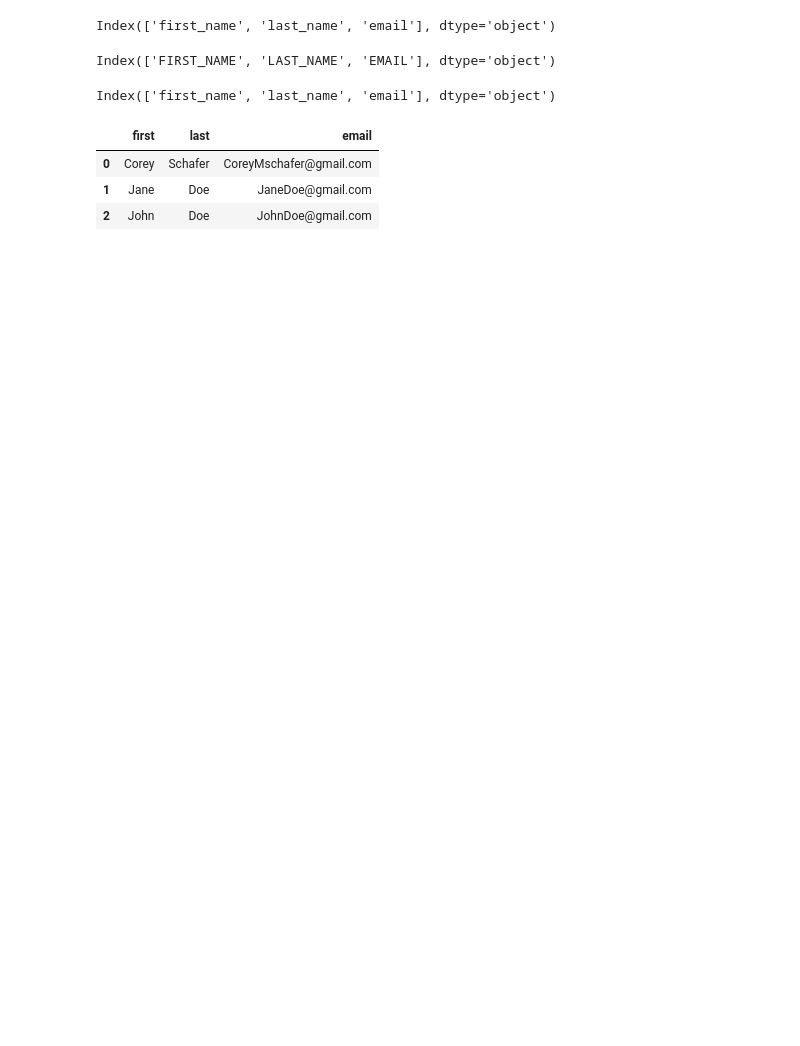
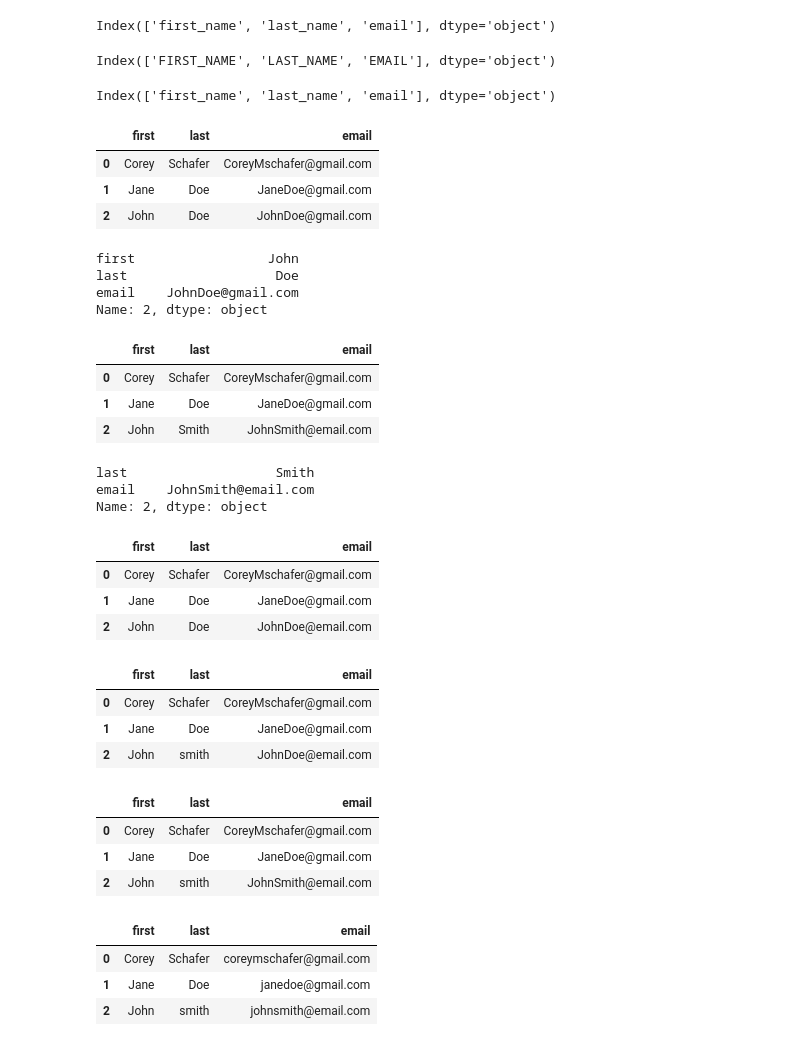
Before and after one commit to Sanjayme049/EDA, a Jupyter notebook: Pandas5.ipynb, the cells around one changed output. Cells and saved outputs as stored; diff of their text form; code cells hidden in the pictures; blank space fills up the shorter version.

```diff
--- a/Pandas5.ipynb
+++ b/Pandas5.ipynb
@@ -57,3 +57,25 @@ df
 | 0 | Corey | Schafer | CoreyMschafer@gmail.com |
 | 1 | Jane | Doe | JaneDoe@gmail.com |
 | 2 | John | Doe | JohnDoe@gmail.com |
+# %%
+df.loc[2]
+# %% [output]
+first                 John
+last                   Doe
+email    JohnDoe@gmail.com
+Name: 2, dtype: object
+# %%
+df.loc[2] = ['John', 'Smith', 'JohnSmith@email.com']
+# %%
+df
+# %% [output]
+|  | first | last | email |
+| 0 | Corey | Schafer | CoreyMschafer@gmail.com |
+| 1 | Jane | Doe | JaneDoe@gmail.com |
+| 2 | John | Smith | JohnSmith@email.com |
+# %%
+df.loc[2, ['last', 'email' ]]
+# %% [output]
+last                   Smith
+email    JohnSmith@email.com
+Name: 2, dtype: object
@@ -59,0 +84,7 @@ df
+# %%
+df
+# %% [output]
+|  | first | last | email |
+| 0 | Corey | Schafer | CoreyMschafer@gmail.com |
+| 1 | Jane | Doe | JaneDoe@gmail.com |
+| 2 | John | Doe | JohnDoe@email.com |
@@ -59,0 +93,7 @@ df
+# %%
+df
+# %% [output]
+|  | first | last | email |
+| 0 | Corey | Schafer | CoreyMschafer@gmail.com |
+| 1 | Jane | Doe | JaneDoe@gmail.com |
+| 2 | John | smith | JohnDoe@email.com |
@@ -59,0 +102,7 @@ df
+# %%
+df
+# %% [output]
+|  | first | last | email |
+| 0 | Corey | Schafer | CoreyMschafer@gmail.com |
+| 1 | Jane | Doe | JaneDoe@gmail.com |
+| 2 | John | smith | JohnSmith@email.com |
@@ -59,0 +111,7 @@ df
+# %%
+df
+# %% [output]
+|  | first | last | email |
+| 0 | Corey | Schafer | coreymschafer@gmail.com |
+| 1 | Jane | Doe | janedoe@gmail.com |
+| 2 | John | smith | johnsmith@email.com |
```
Also changed, not shown: parts of 36 cells of this notebook.
